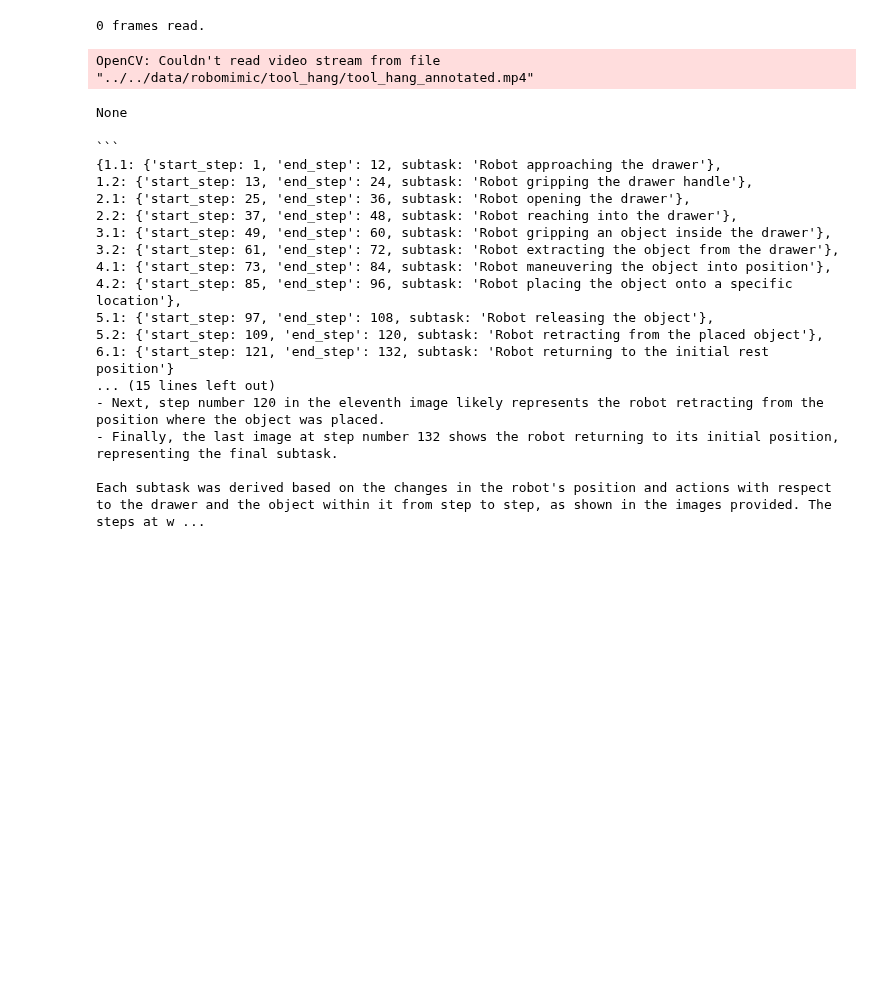
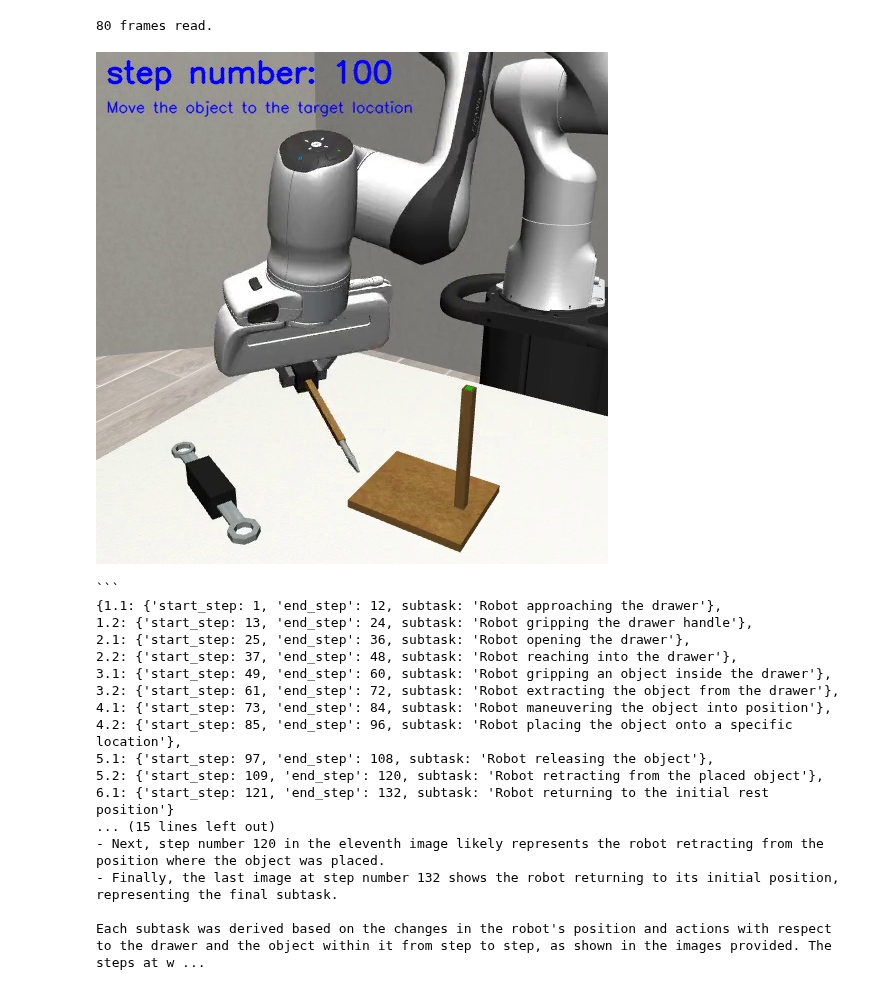
Before and after one commit to jsalfity/task_decomposition, a Jupyter notebook: task_decomposition/analysis/notebooks/video_analysis.ipynb, the cells around one changed output. Cells and saved outputs as stored; diff of their text form; code cells hidden in the pictures; blank space fills up the shorter version.

```diff
--- a/task_decomposition/analysis/notebooks/video_analysis.ipynb
+++ b/task_decomposition/analysis/notebooks/video_analysis.ipynb
@@ -16,7 +16,7 @@ from task_decomposition.paths import DATA_VIDEOS_PATH
 # %%
 # video = cv2.VideoCapture("../data/stack_video.mov")
 # video = cv2.VideoCapture("../../data/robomimic/transport/transport_annotated.mp4")
-video = cv2.VideoCapture(DATA_VIDEOS_PATH+"/tool_hang_annotated.mp4")
+video = cv2.VideoCapture(DATA_VIDEOS_PATH+"/stack_GPT_annotated.mp4")
 
 base64Frames = []
 while video.isOpened():
@@ -29,5 +29,4 @@ while video.isOpened():
 video.release()
 print(len(base64Frames), "frames read.")
 # %% [output]
-0 frames read.
+80 frames read.
-OpenCV: Couldn't read video stream from file "../../data/robomimic/tool_hang/tool_hang_annotated.mp4"
@@ -60,11 +63,15 @@ for i, base64_frame in enumerate(base64Frames):
 video_writer.close()
 # %%
 display_handle = display(None, display_id=True)
-for img in base64Frames:
+for idx, img in enumerate(base64Frames):
     display_handle.update(Image(data=base64.b64decode(img.encode("utf-8"))))
+
+    # save image to desktop
+    if idx == 20:
+        break
     time.sleep(0.025)
 # %% [output]
-None
+[figure, added]
 # %%
 PROMPT = """Your task is to ingest the following data and break down what occurred during the robot episode into hierarchical granular subtasks. Each subtask should be a sequential step that occurred during the robot episode. The simulation step is associated with the frame I'm providing to you. You should identify the start step and end step of each subtask as its written in red on the video. Create as many granular subtasks as you see in the data.
 
```
Also changed, not shown: parts of 2 cells of this notebook, 2 other files.
